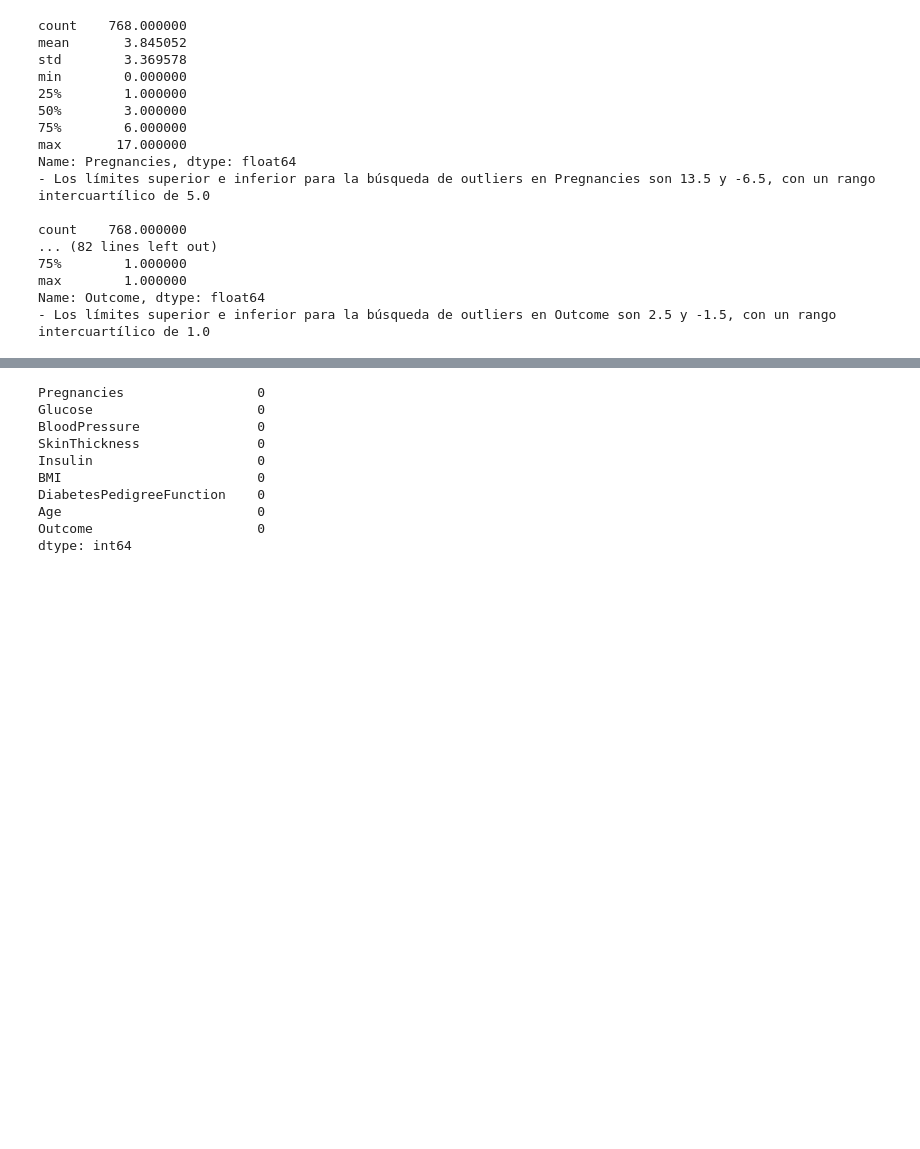
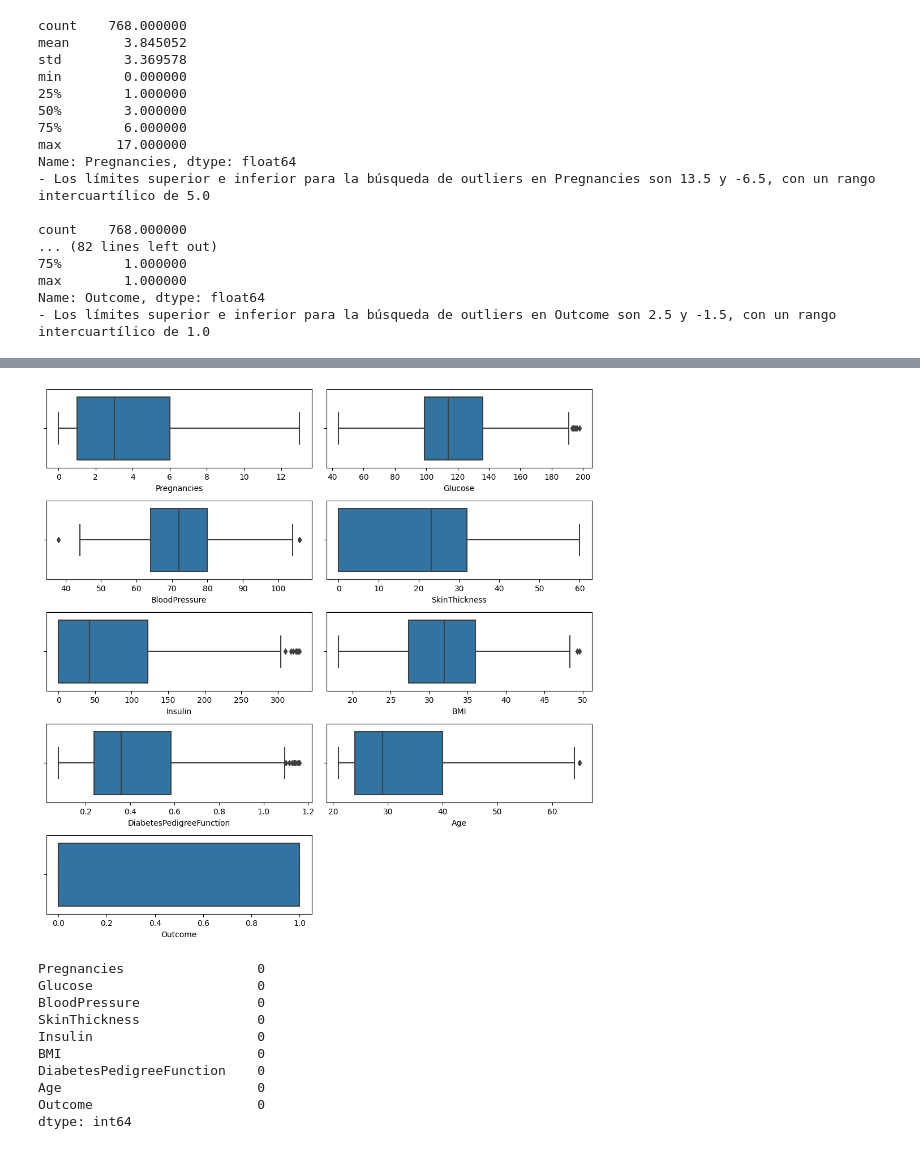
Before and after one commit to jaimed411/017-PROYECTO1-decission-trees-diabetes, a Jupyter notebook: src/explore.ipynb, the cells around one changed output, grey strips where cells are left out. Cells and saved outputs as stored; diff of their text form; code cells hidden in the pictures; blank space fills up the shorter version.

```diff
--- a/src/explore.ipynb
+++ b/src/explore.ipynb
@@ -359,3 +342,31 @@ Name: Outcome, dtype: float64
+# %%
+#volvemos a imprimir graficas para comprobar eliminacion de outliers
+
+# Calcular el número necesario de filas y columnas para organizar los gráficos
+num_rows = (len(numeric_variables) + 1) // 2  # Sumamos 1 para redondear hacia arriba
+
+# Crear una figura de subplots con dos columnas y filas necesarias
+fig, axis = plt.subplots(num_rows, 2, figsize=(10, 2*num_rows))
+
+# Aplanar el array de ejes para facilitar el acceso a cada gráfico
+axis = axis.flatten()
+
+# Generar los gráficos de caja para identificar outliers en las variables numéricas
+for i, variable in enumerate(numeric_variables):
+    plt.sca(axis[i])  # Set the current Axes
+    sns.boxplot(data=dataframe, x=variable)
+
+# Si hay un número impar de variables, eliminar el último eje vacío
+if len(numeric_variables) % 2 != 0:
+    fig.delaxes(axis[-1])
+
+# Ajustar el layout
+plt.tight_layout()
+
+# Mostrar el plot
+plt.show()
+# %% [output]
+[figure, added]
 # %%
 #Análisis de valores faltantes
 
```
Also changed, not shown: parts of 17 cells of this notebook, 2 other files.
